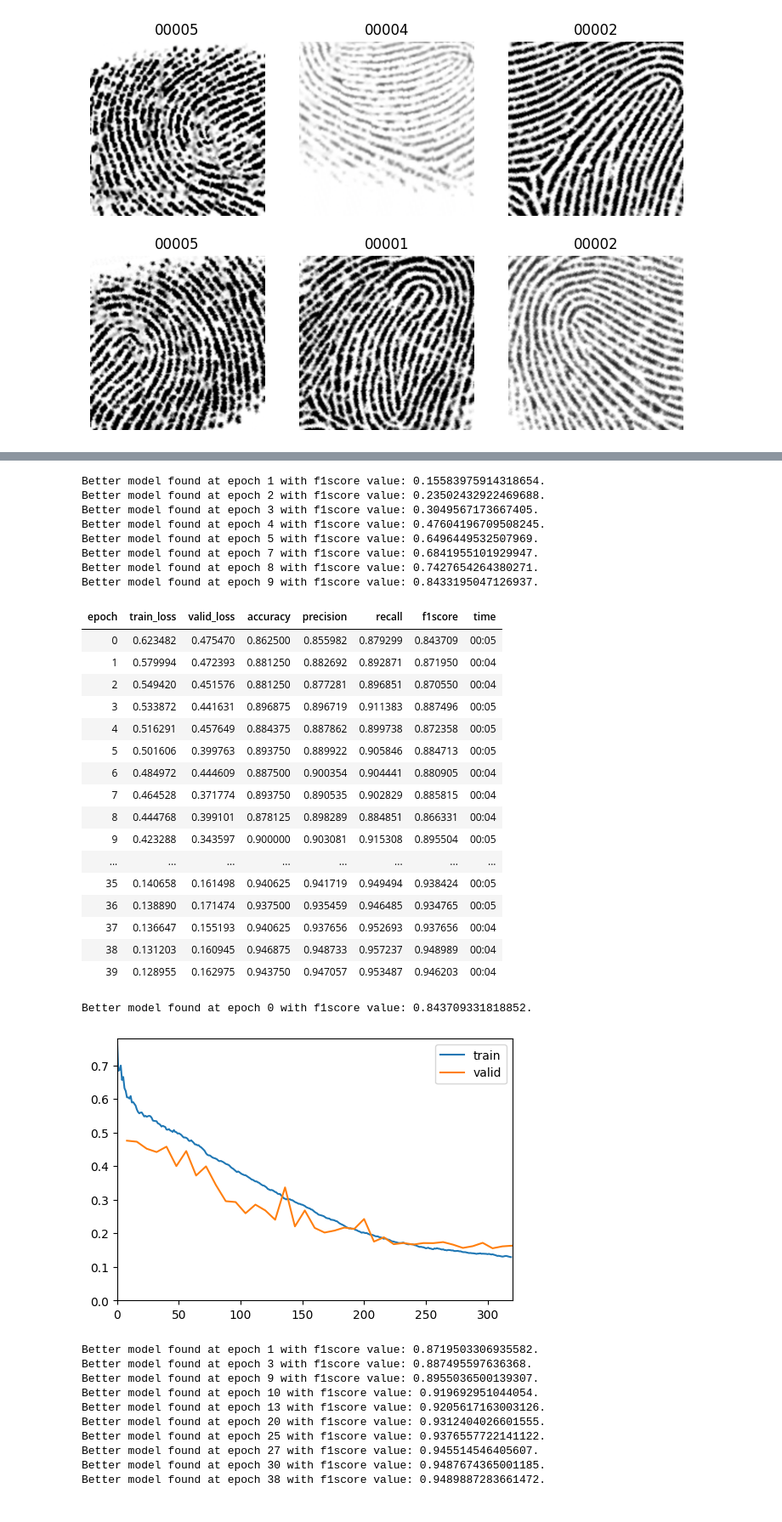
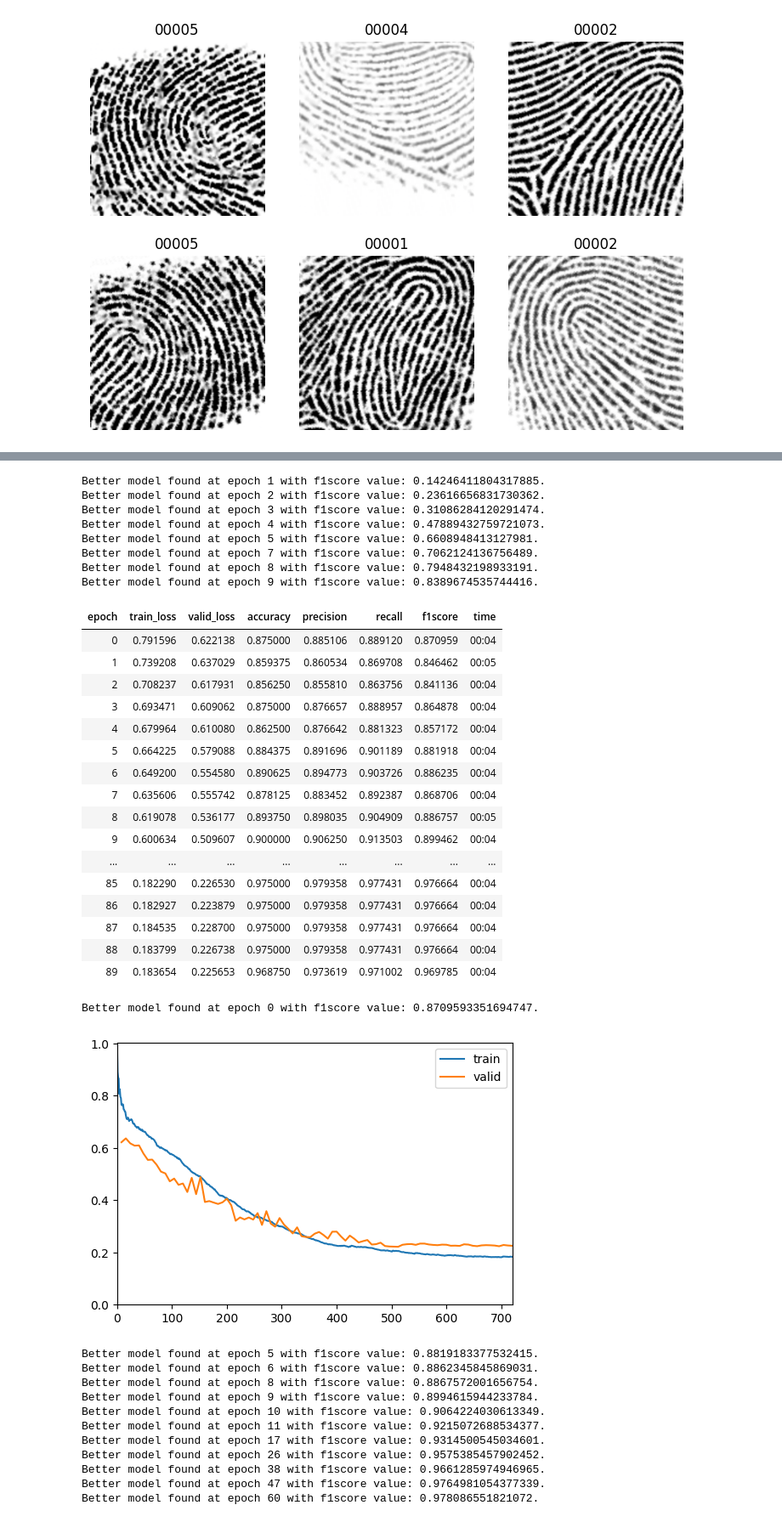
Before and after one commit to Kenny3Shen/InverseVC, a Jupyter notebook: fvc2000-cls.ipynb, the cells around one changed output, grey strips where cells are left out. Shown at 85% size. Saved outputs shown, nothing was run; the diff lists cells and outputs as text; code cells hidden in the pictures.

```diff
--- a/fvc2000-cls.ipynb
+++ b/fvc2000-cls.ipynb
@@ -28,10 +28,11 @@ from torchvision import datasets, transforms
 from pytorch_metric_learning.utils.accuracy_calculator import AccuracyCalculator
 
 DP = True if torch.cuda.device_count() > 1 else False
+
 SAMPLER = False         # 训练集重采样
 ATTENTION = False       # use Attention or not
 ADD_AP_DISTS = None    # None, max, mean or min
-WITHOUT_EMBED = True  # 不使用度量学习
+WITHOUT_EMBED = False  # 不使用度量学习
 WITHOUT_LOCAL = True   # 不使用局部度量学习
 
 seed = 42
@@ -158,7 +159,7 @@ data = DataBlock(blocks=(ImageBlock, CategoryBlock),
                  get_items=get_image_files,
                  splitter=RandomSplitter(valid_pct=0.4, seed=seed),
                  get_y=parent_label,
-                 item_tfms=Resize(320),
+                 item_tfms=Resize(256),
                  batch_tfms=[*aug_transforms(size=(sz,sz)), Normalize.from_stats(*imagenet_stats)])
 loaders = data.dataloaders("/kaggle/input/fvc2000", bs=bs)
 # loaders = data.dataloaders("/home/shenss/python/Small-ImageNet-Validation-Dataset-1000-Classes/ILSVRC2012_img_val_subset", bs=120)
@@ -347,6 +348,6 @@ learn=Learner(loaders,
               cbs=[ShowGraphCallback, SaveModelCallback (monitor='f1score')],
               metrics=[accuracy,precision,recall,f1score])
 # %%
-learn.fine_tune(40,freeze_epochs=10)
+learn.fine_tune(90,freeze_epochs=10)
 # %% [output]
 | epoch | train_loss | valid_loss | accuracy | precision | recall | f1score | time |
@@ -365,38 +366,39 @@ Better model found at epoch 0 with f1score value: 0.1111504302441364.
-Better model found at epoch 1 with f1score value: 0.15583975914318654.
-Better model found at epoch 2 with f1score value: 0.23502432922469688.
-Better model found at epoch 3 with f1score value: 0.3049567173667405.
-Better model found at epoch 4 with f1score value: 0.47604196709508245.
-Better model found at epoch 5 with f1score value: 0.6496449532507969.
-Better model found at epoch 7 with f1score value: 0.6841955101929947.
-Better model found at epoch 8 with f1score value: 0.7427654264380271.
-Better model found at epoch 9 with f1score value: 0.8433195047126937.
+Better model found at epoch 1 with f1score value: 0.14246411804317885.
+Better model found at epoch 2 with f1score value: 0.23616656831730362.
+Better model found at epoch 3 with f1score value: 0.31086284120291474.
+Better model found at epoch 4 with f1score value: 0.47889432759721073.
+Better model found at epoch 5 with f1score value: 0.6608948413127981.
+Better model found at epoch 7 with f1score value: 0.7062124136756489.
+Better model found at epoch 8 with f1score value: 0.7948432198933191.
+Better model found at epoch 9 with f1score value: 0.8389674535744416.
 | epoch | train_loss | valid_loss | accuracy | precision | recall | f1score | time |
-| 0 | 0.623482 | 0.475470 | 0.862500 | 0.855982 | 0.879299 | 0.843709 | 00:05 |
-| 1 | 0.579994 | 0.472393 | 0.881250 | 0.882692 | 0.892871 | 0.871950 | 00:04 |
-| 2 | 0.549420 | 0.451576 | 0.881250 | 0.877281 | 0.896851 | 0.870550 | 00:04 |
-| 3 | 0.533872 | 0.441631 | 0.896875 | 0.896719 | 0.911383 | 0.887496 | 00:05 |
-| 4 | 0.516291 | 0.457649 | 0.884375 | 0.887862 | 0.899738 | 0.872358 | 00:05 |
-| 5 | 0.501606 | 0.399763 | 0.893750 | 0.889922 | 0.905846 | 0.884713 | 00:05 |
-| 6 | 0.484972 | 0.444609 | 0.887500 | 0.900354 | 0.904441 | 0.880905 | 00:04 |
-| 7 | 0.464528 | 0.371774 | 0.893750 | 0.890535 | 0.902829 | 0.885815 | 00:04 |
-| 8 | 0.444768 | 0.399101 | 0.878125 | 0.898289 | 0.884851 | 0.866331 | 00:04 |
-| 9 | 0.423288 | 0.343597 | 0.900000 | 0.903081 | 0.915308 | 0.895504 | 00:05 |
+| 0 | 0.791596 | 0.622138 | 0.875000 | 0.885106 | 0.889120 | 0.870959 | 00:04 |
+| 1 | 0.739208 | 0.637029 | 0.859375 | 0.860534 | 0.869708 | 0.846462 | 00:05 |
+| 2 | 0.708237 | 0.617931 | 0.856250 | 0.855810 | 0.863756 | 0.841136 | 00:04 |
+| 3 | 0.693471 | 0.609062 | 0.875000 | 0.876657 | 0.888957 | 0.864878 | 00:04 |
+| 4 | 0.679964 | 0.610080 | 0.862500 | 0.876642 | 0.881323 | 0.857172 | 00:04 |
+| 5 | 0.664225 | 0.579088 | 0.884375 | 0.891696 | 0.901189 | 0.881918 | 00:04 |
+| 6 | 0.649200 | 0.554580 | 0.890625 | 0.894773 | 0.903726 | 0.886235 | 00:04 |
+| 7 | 0.635606 | 0.555742 | 0.878125 | 0.883452 | 0.892387 | 0.868706 | 00:04 |
+| 8 | 0.619078 | 0.536177 | 0.893750 | 0.898035 | 0.904909 | 0.886757 | 00:05 |
+| 9 | 0.600634 | 0.509607 | 0.900000 | 0.906250 | 0.913503 | 0.899462 | 00:04 |
 | ... | ... | ... | ... | ... | ... | ... | ... |
-| 35 | 0.140658 | 0.161498 | 0.940625 | 0.941719 | 0.949494 | 0.938424 | 00:05 |
-| 36 | 0.138890 | 0.171474 | 0.937500 | 0.935459 | 0.946485 | 0.934765 | 00:05 |
-| 37 | 0.136647 | 0.155193 | 0.940625 | 0.937656 | 0.952693 | 0.937656 | 00:04 |
-| 38 | 0.131203 | 0.160945 | 0.946875 | 0.948733 | 0.957237 | 0.948989 | 00:04 |
-| 39 | 0.128955 | 0.162975 | 0.943750 | 0.947057 | 0.953487 | 0.946203 | 00:04 |
+| 85 | 0.182290 | 0.226530 | 0.975000 | 0.979358 | 0.977431 | 0.976664 | 00:04 |
+| 86 | 0.182927 | 0.223879 | 0.975000 | 0.979358 | 0.977431 | 0.976664 | 00:04 |
+| 87 | 0.184535 | 0.228700 | 0.975000 | 0.979358 | 0.977431 | 0.976664 | 00:04 |
+| 88 | 0.183799 | 0.226738 | 0.975000 | 0.979358 | 0.977431 | 0.976664 | 00:04 |
+| 89 | 0.183654 | 0.225653 | 0.968750 | 0.973619 | 0.971002 | 0.969785 | 00:04 |
-Better model found at epoch 0 with f1score value: 0.843709331818852.
+Better model found at epoch 0 with f1score value: 0.8709593351694747.
-[figure, old version]
+[figure, new version]
-Better model found at epoch 1 with f1score value: 0.8719503306935582.
-Better model found at epoch 3 with f1score value: 0.887495597636368.
-Better model found at epoch 9 with f1score value: 0.8955036500139307.
-Better model found at epoch 10 with f1score value: 0.919692951044054.
-Better model found at epoch 13 with f1score value: 0.9205617163003126.
-Better model found at epoch 20 with f1score value: 0.9312404026601555.
-Better model found at epoch 25 with f1score value: 0.9376557722141122.
-Better model found at epoch 27 with f1score value: 0.945514546405607.
-Better model found at epoch 30 with f1score value: 0.9487674365001185.
-Better model found at epoch 38 with f1score value: 0.9489887283661472.
+Better model found at epoch 5 with f1score value: 0.8819183377532415.
+Better model found at epoch 6 with f1score value: 0.8862345845869031.
+Better model found at epoch 8 with f1score value: 0.8867572001656754.
+Better model found at epoch 9 with f1score value: 0.8994615944233784.
+Better model found at epoch 10 with f1score value: 0.9064224030613349.
+Better model found at epoch 11 with f1score value: 0.9215072688534377.
+Better model found at epoch 17 with f1score value: 0.9314500545034601.
+Better model found at epoch 26 with f1score value: 0.9575385457902452.
+Better model found at epoch 38 with f1score value: 0.9661285974946965.
+Better model found at epoch 47 with f1score value: 0.9764981054377339.
+Better model found at epoch 60 with f1score value: 0.978086551821072.
 # %%
```
Also changed, not shown: parts of 3 cells of this notebook.
